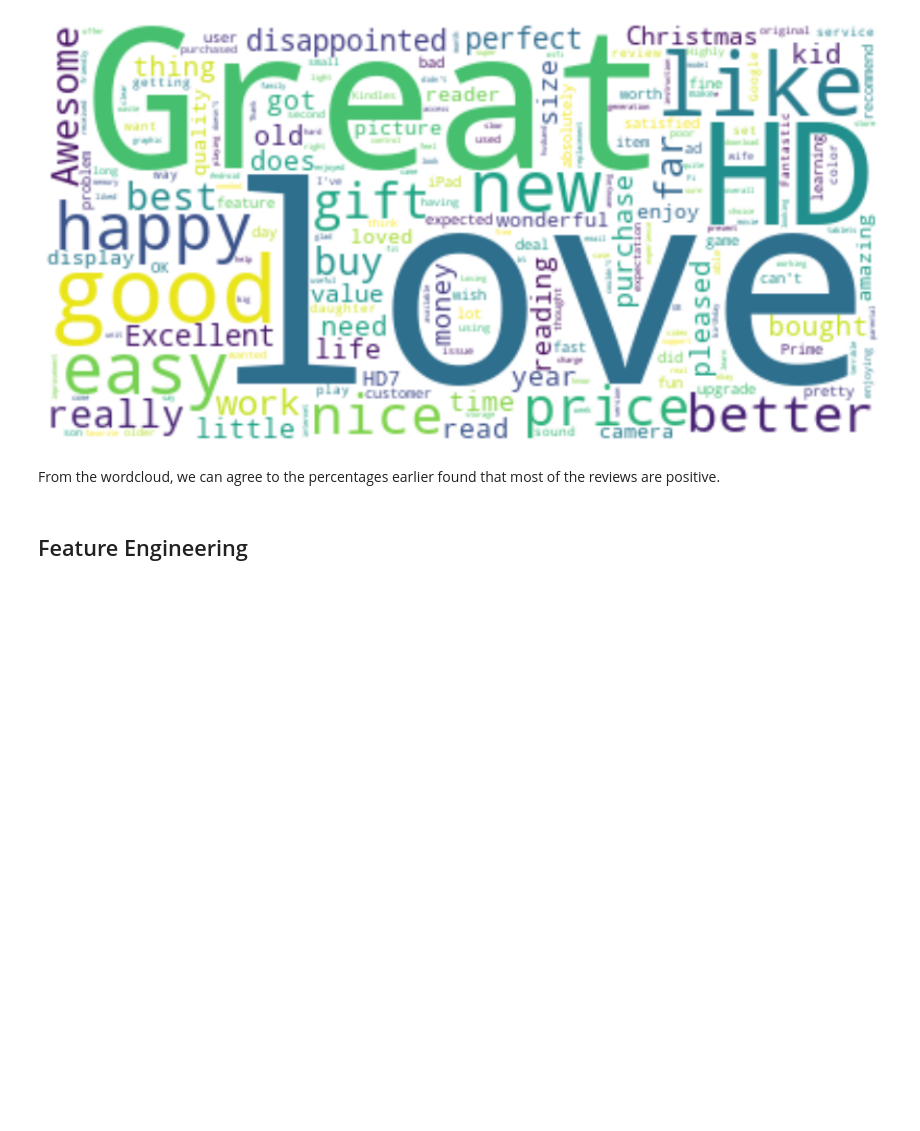
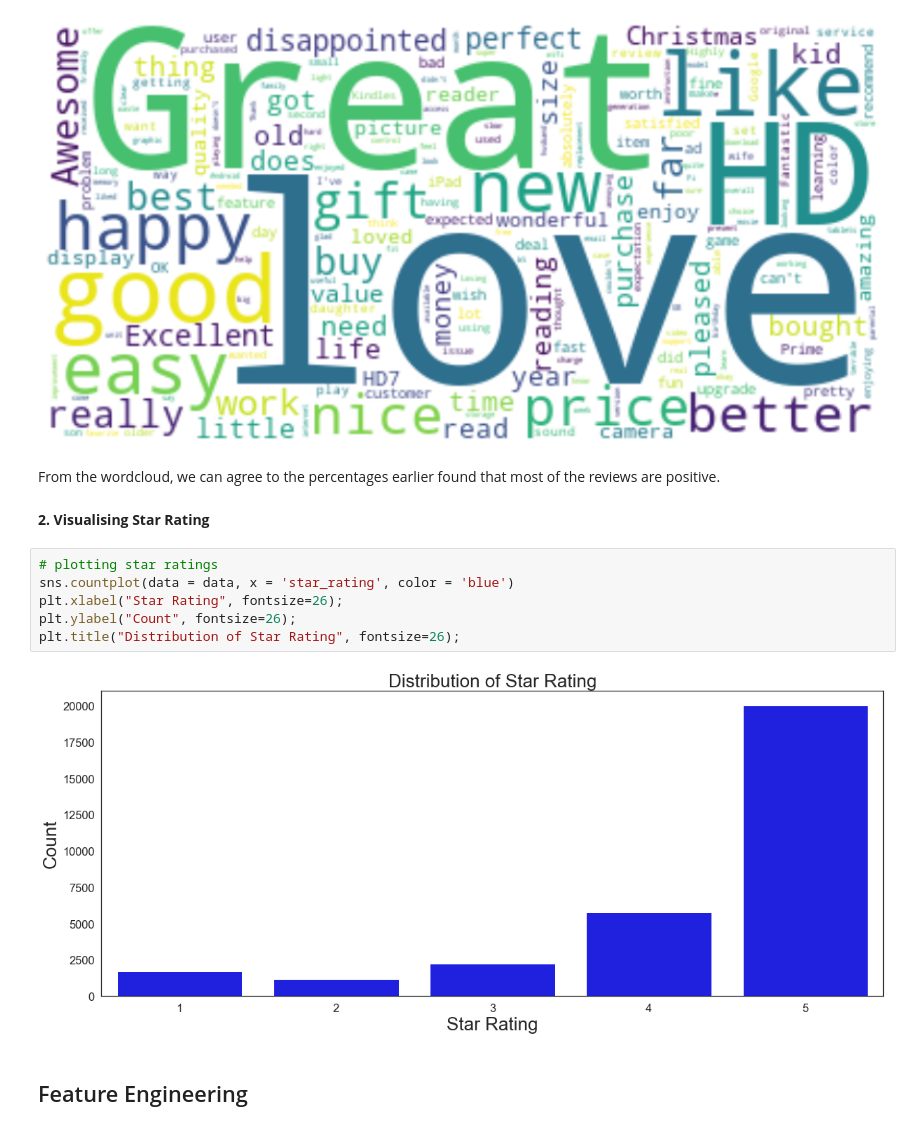
Before and after one commit to PeaceUdoka/Sentiment-analysis-with-python, a Jupyter notebook: Sentiment Analysis With Python.ipynb, the cells around one changed output. Drawn from its saved outputs; the diff is of its cells as text; blank space fills up the shorter version.

Commit message:
more visualisations

```diff
--- a/Sentiment Analysis With Python.ipynb
+++ b/Sentiment Analysis With Python.ipynb
@@ -168,6 +168,16 @@ plt.show()
 [figure]
 # %% [markdown]
 From the wordcloud, we can agree to the percentages earlier found that most of the reviews are positive.
+# %% [markdown]
+<b>2. Visualising Star Rating </b>
+# %%
+# plotting star ratings
+sns.countplot(data = data, x = 'star_rating', color = 'blue')
+plt.xlabel("Star Rating", fontsize=26);
+plt.ylabel("Count", fontsize=26);
+plt.title("Distribution of Star Rating", fontsize=26);
+# %% [output]
+[figure, added]
 # %% [markdown]
 <a id='feat'></a>
 ## Feature Engineering
```
Also changed, not shown: parts of 6 cells of this notebook.
